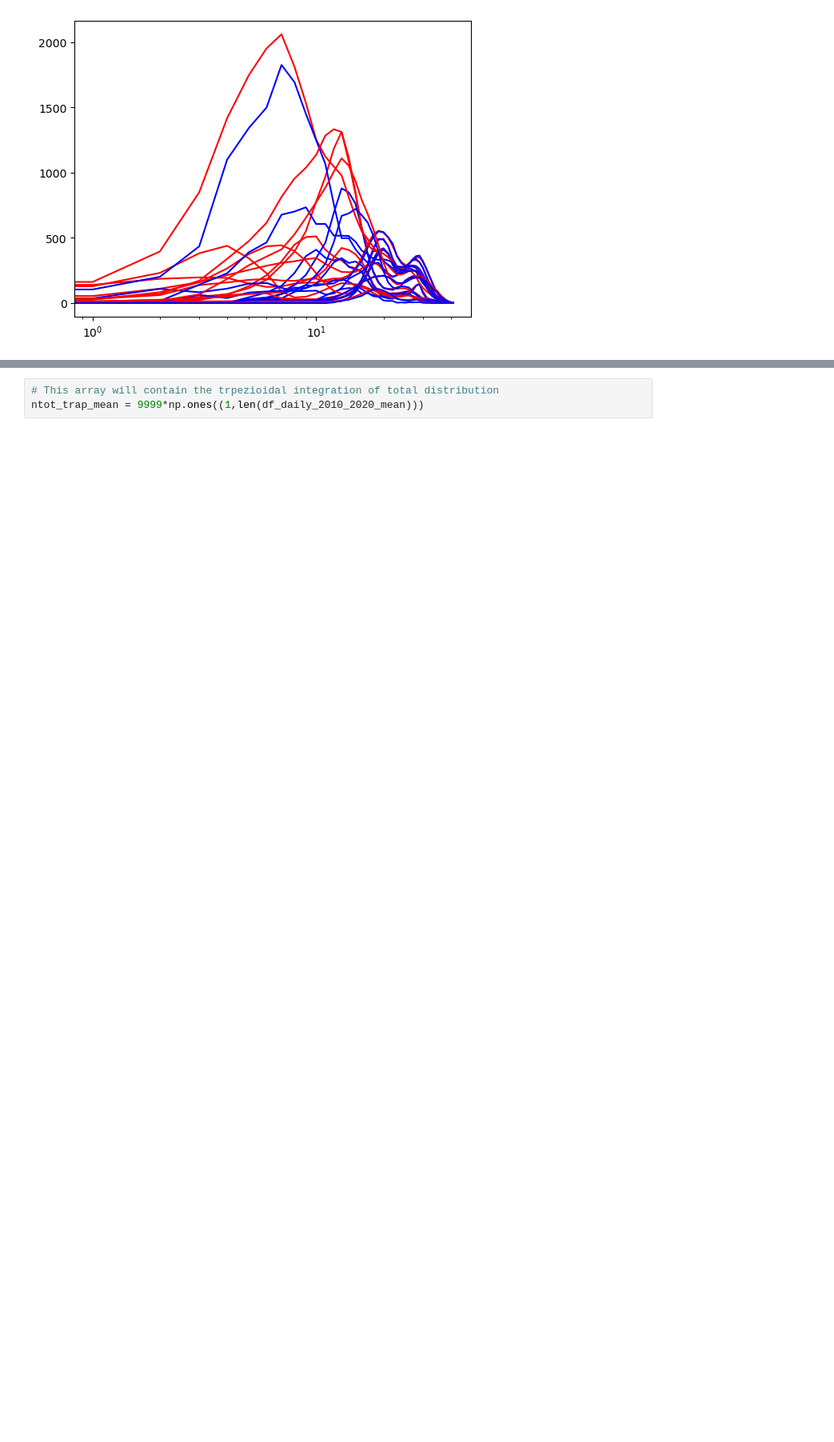
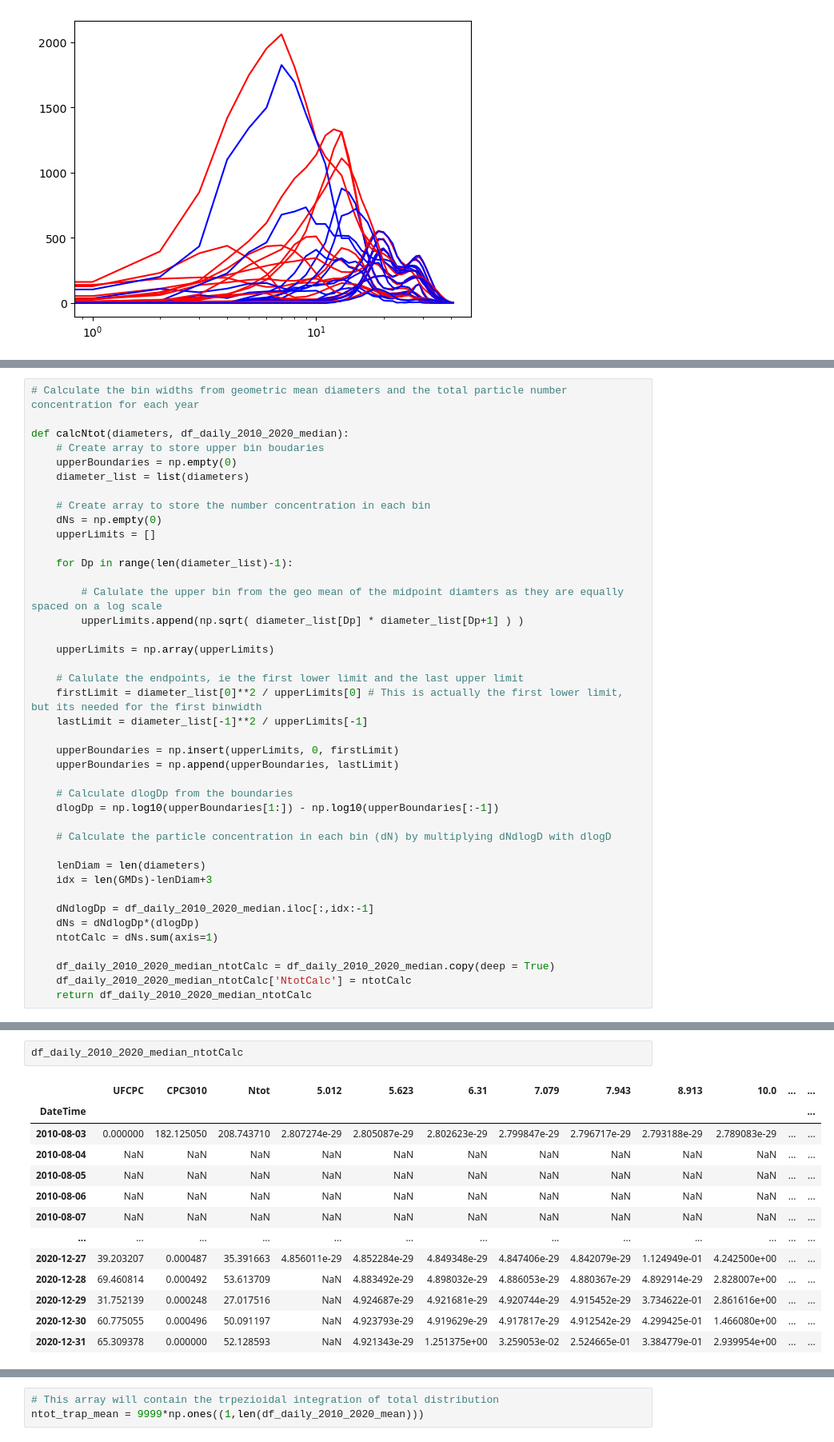
Before and after one commit to eScience-course/Tjaernoe2022-group3, a Jupyter notebook: notebooks/Load and analyze DMPS data.ipynb, the cells around one changed output, grey strips where cells are left out. Shown at 80% size. Cells and saved outputs as stored; diff of their text form; blank space fills up the shorter version.

```diff
--- a/notebooks/Load and analyze DMPS data.ipynb
+++ b/notebooks/Load and analyze DMPS data.ipynb
@@ -117,0 +188,41 @@ for i in jj:
+# %%
+# Calculate the bin widths from geometric mean diameters and the total particle number concentration for each year
+
+def calcNtot(diameters, df_daily_2010_2020_median):
+    # Create array to store upper bin boudaries
+    upperBoundaries = np.empty(0)
+    diameter_list = list(diameters)
+
+    # Create array to store the number concentration in each bin
+    dNs = np.empty(0)
+    upperLimits = []
+
+    for Dp in range(len(diameter_list)-1):
+
+        # Calulate the upper bin from the geo mean of the midpoint diamters as they are equally spaced on a log scale
+        upperLimits.append(np.sqrt( diameter_list[Dp] * diameter_list[Dp+1] ) )
+
+    upperLimits = np.array(upperLimits)
+
+    # Calulate the endpoints, ie the first lower limit and the last upper limit
+    firstLimit = diameter_list[0]**2 / upperLimits[0] # This is actually the first lower limit, but its needed for the first binwidth
+    lastLimit = diameter_list[-1]**2 / upperLimits[-1]
+
+    upperBoundaries = np.insert(upperLimits, 0, firstLimit)
+    upperBoundaries = np.append(upperBoundaries, lastLimit)
+
+    # Calculate dlogDp from the boundaries
+    dlogDp = np.log10(upperBoundaries[1:]) - np.log10(upperBoundaries[:-1])
+
+    # Calculate the particle concentration in each bin (dN) by multiplying dNdlogD with dlogD
+
+    lenDiam = len(diameters)
+    idx = len(GMDs)-lenDiam+3
+
+    dNdlogDp = df_daily_2010_2020_median.iloc[:,idx:-1]
+    dNs = dNdlogDp*(dlogDp)
+    ntotCalc = dNs.sum(axis=1)
+
+    df_daily_2010_2020_median_ntotCalc = df_daily_2010_2020_median.copy(deep = True)
+    df_daily_2010_2020_median_ntotCalc['NtotCalc'] = ntotCalc
+    return df_daily_2010_2020_median_ntotCalc
@@ -117,0 +231,16 @@ for i in jj:
+# %%
+df_daily_2010_2020_median_ntotCalc
+# %% [output]
+|  | UFCPC | CPC3010 | Ntot | 5.012 | 5.623 | 6.31 | 7.079 | 7.943 | 8.913 | 10.0 | ... | ... |
+| DateTime |  |  |  |  |  |  |  |  |  |  |  | ... |
+| 2010-08-03 | 0.000000 | 182.125050 | 208.743710 | 2.807274e-29 | 2.805087e-29 | 2.802623e-29 | 2.799847e-29 | 2.796717e-29 | 2.793188e-29 | 2.789083e-29 | ... | ... |
+| 2010-08-04 | NaN | NaN | NaN | NaN | NaN | NaN | NaN | NaN | NaN | NaN | ... | ... |
+| 2010-08-05 | NaN | NaN | NaN | NaN | NaN | NaN | NaN | NaN | NaN | NaN | ... | ... |
+| 2010-08-06 | NaN | NaN | NaN | NaN | NaN | NaN | NaN | NaN | NaN | NaN | ... | ... |
+| 2010-08-07 | NaN | NaN | NaN | NaN | NaN | NaN | NaN | NaN | NaN | NaN | ... | ... |
+| ... | ... | ... | ... | ... | ... | ... | ... | ... | ... | ... | ... | ... |
+| 2020-12-27 | 39.203207 | 0.000487 | 35.391663 | 4.856011e-29 | 4.852284e-29 | 4.849348e-29 | 4.847406e-29 | 4.842079e-29 | 1.124949e-01 | 4.242500e+00 | ... | ... |
+| 2020-12-28 | 69.460814 | 0.000492 | 53.613709 | NaN | 4.883492e-29 | 4.898032e-29 | 4.886053e-29 | 4.880367e-29 | 4.892914e-29 | 2.828007e+00 | ... | ... |
+| 2020-12-29 | 31.752139 | 0.000248 | 27.017516 | NaN | 4.924687e-29 | 4.921681e-29 | 4.920744e-29 | 4.915452e-29 | 3.734622e-01 | 2.861616e+00 | ... | ... |
+| 2020-12-30 | 60.775055 | 0.000496 | 50.091197 | NaN | 4.923793e-29 | 4.919629e-29 | 4.917817e-29 | 4.912542e-29 | 4.299425e-01 | 1.466080e+00 | ... | ... |
+| 2020-12-31 | 65.309378 | 0.000000 | 52.128593 | NaN | 4.921343e-29 | 1.251375e+00 | 3.259053e-02 | 2.524665e-01 | 3.384779e-01 | 2.939954e+00 | ... | ... |
```
Also changed, not shown: parts of 36 cells of this notebook.
